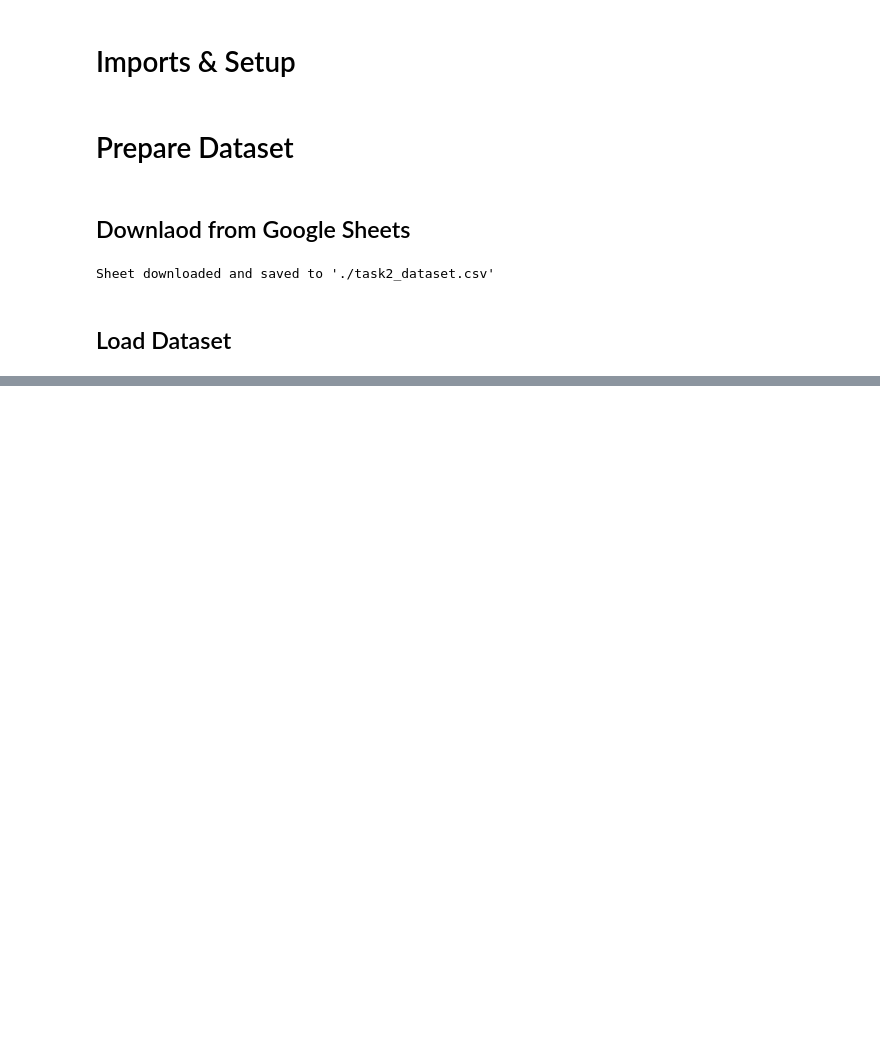
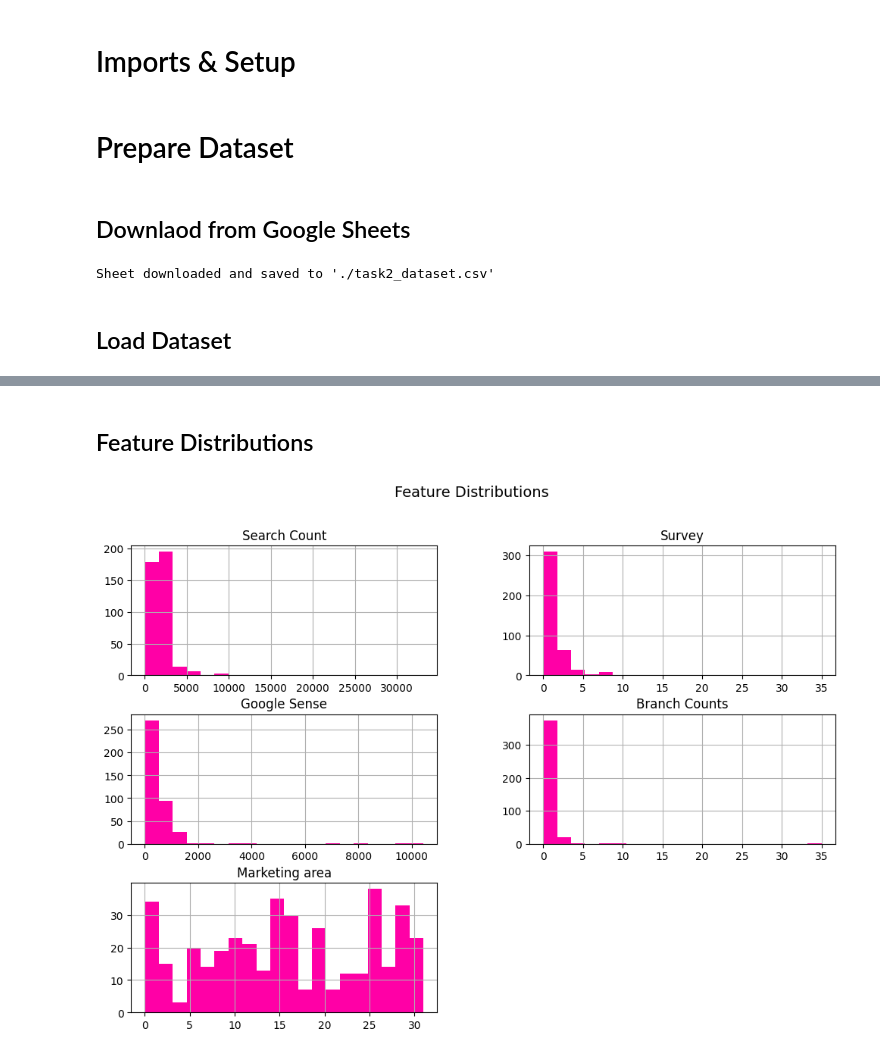
Before and after one commit to amirZZZkiller/snappfood-data-analyst-task, a Jupyter notebook: task 2 - grading model/task2.ipynb, the cells around one changed output, grey strips where cells are left out. Cells and saved outputs as stored; diff of their text form; code cells hidden in the pictures; blank space fills up the shorter version.

```diff
--- a/task 2 - grading model/task2.ipynb
+++ b/task 2 - grading model/task2.ipynb
@@ -72,0 +167,9 @@ df.head()
+# %% [markdown]
+## Feature Distributions
+# %%
+# Histograms for numeric features (excluding ID and Grade)
+df.drop(columns=['ID', 'Grade']).hist(bins=20, figsize=(12, 8), grid=True, color="#FF00A6")
+plt.suptitle("Feature Distributions", fontsize=14)
+plt.show()
+# %% [output]
+[figure, added]
```
Also changed, not shown: parts of 24 cells of this notebook.
